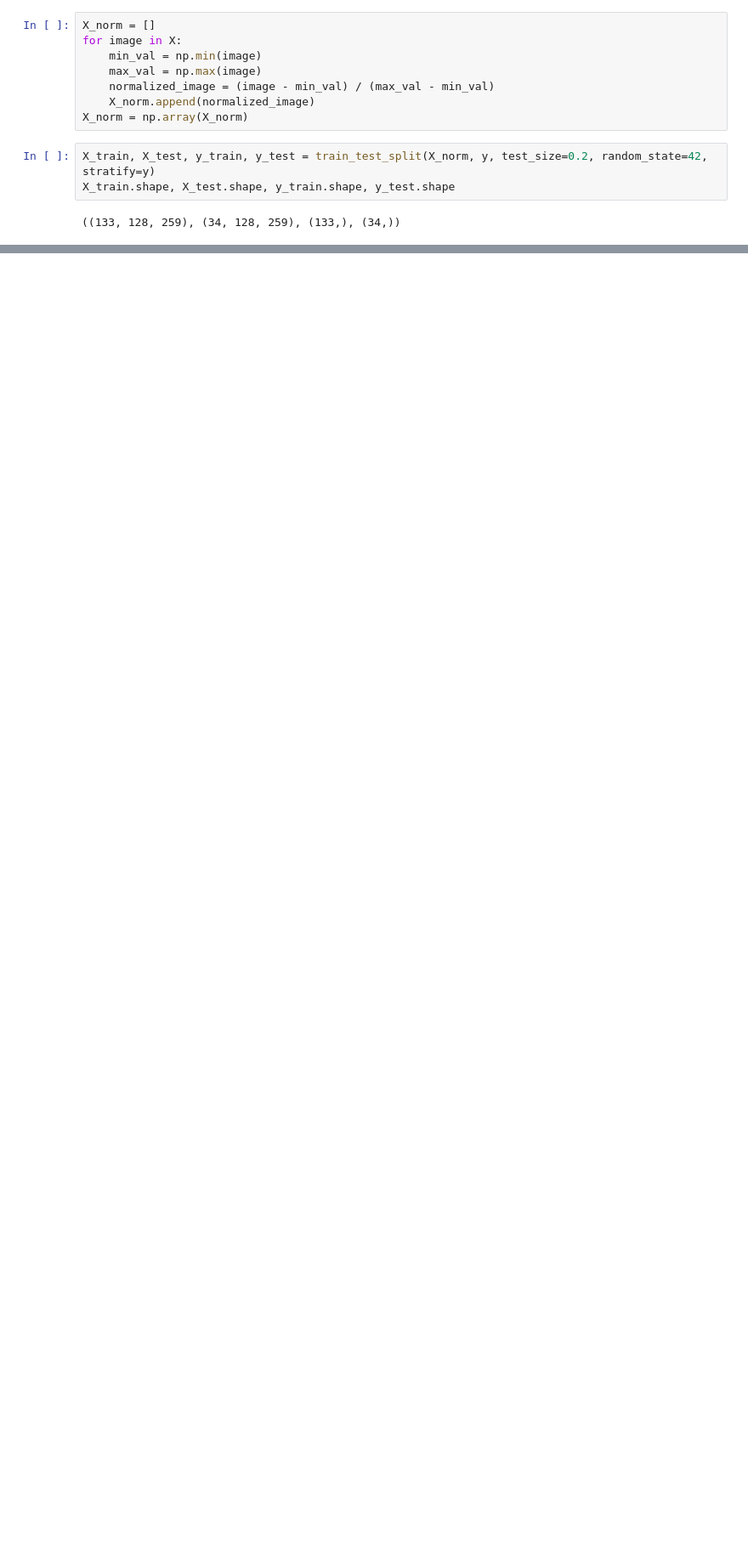
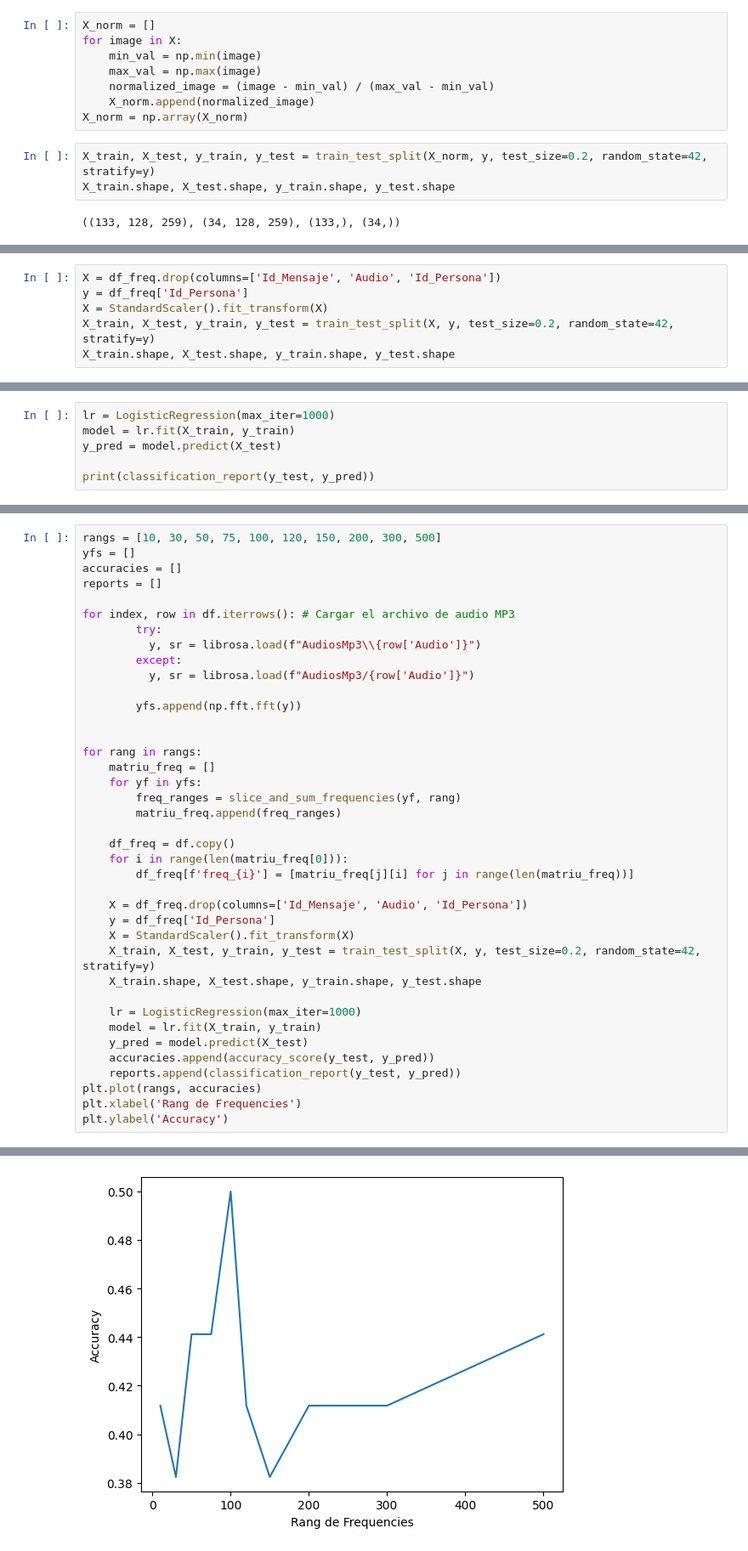
Before and after one commit to albertceballos0/UAB-VC-voice-identification, a Jupyter notebook: PROYECTO/main.ipynb, the cells around one changed output, grey strips where cells are left out. Shown at 85% size. Cells and saved outputs as stored; diff of their text form; blank space fills up the shorter version.

```diff
--- a/PROYECTO/main.ipynb
+++ b/PROYECTO/main.ipynb
@@ -421,0 +523,6 @@ weighted avg       0.65      0.74      0.68        34
+# %%
+X = df_freq.drop(columns=['Id_Mensaje', 'Audio', 'Id_Persona'])
+y = df_freq['Id_Persona']
+X = StandardScaler().fit_transform(X)
+X_train, X_test, y_train, y_test = train_test_split(X, y, test_size=0.2, random_state=42, stratify=y)
+X_train.shape, X_test.shape, y_train.shape, y_test.shape
@@ -421,0 +531,6 @@ weighted avg       0.65      0.74      0.68        34
+# %%
+lr = LogisticRegression(max_iter=1000)
+model = lr.fit(X_train, y_train)
+y_pred = model.predict(X_test)
+
+print(classification_report(y_test, y_pred))
@@ -421,0 +551,40 @@ weighted avg       0.65      0.74      0.68        34
+# %%
+rangs = [10, 30, 50, 75, 100, 120, 150, 200, 300, 500]
+yfs = []
+accuracies = []
+reports = []
+
+for index, row in df.iterrows(): # Cargar el archivo de audio MP3
+        try:
+          y, sr = librosa.load(f"AudiosMp3\\{row['Audio']}")
+        except:
+          y, sr = librosa.load(f"AudiosMp3/{row['Audio']}")
+
+        yfs.append(np.fft.fft(y))
+
+
+for rang in rangs:
+    matriu_freq = []
+    for yf in yfs:
+        freq_ranges = slice_and_sum_frequencies(yf, rang)
+        matriu_freq.append(freq_ranges)
+
+    df_freq = df.copy()
+    for i in range(len(matriu_freq[0])):
+        df_freq[f'freq_{i}'] = [matriu_freq[j][i] for j in range(len(matriu_freq))]
+
+    X = df_freq.drop(columns=['Id_Mensaje', 'Audio', 'Id_Persona'])
+    y = df_freq['Id_Persona']
+    X = StandardScaler().fit_transform(X)
+    X_train, X_test, y_train, y_test = train_test_split(X, y, test_size=0.2, random_state=42, stratify=y)
+    X_train.shape, X_test.shape, y_train.shape, y_test.shape
+
+    lr = LogisticRegression(max_iter=1000)
+    model = lr.fit(X_train, y_train)
+    y_pred = model.predict(X_test)
+    accuracies.append(accuracy_score(y_test, y_pred))
+    reports.append(classification_report(y_test, y_pred))
+plt.plot(rangs, accuracies)
+plt.xlabel('Rang de Frequencies')
+plt.ylabel('Accuracy')
+# %% [output]
@@ -421,0 +592 @@ weighted avg       0.65      0.74      0.68        34
+[figure, added]
```
Also changed, not shown: parts of 25 cells of this notebook.
